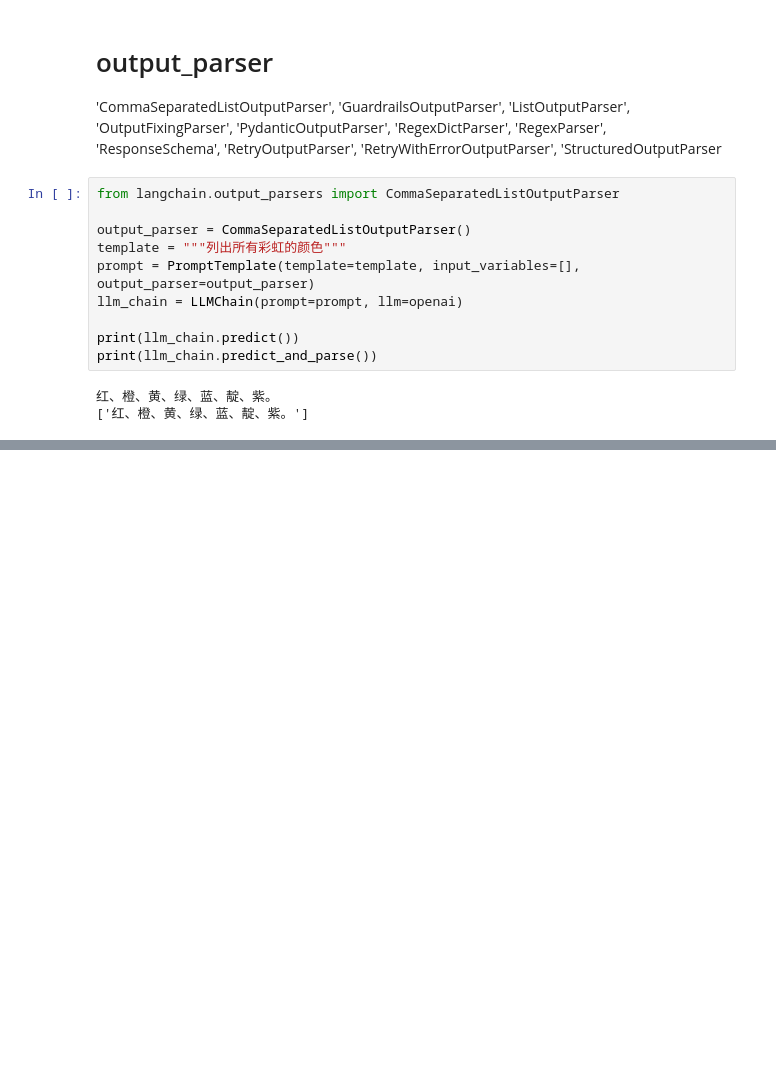
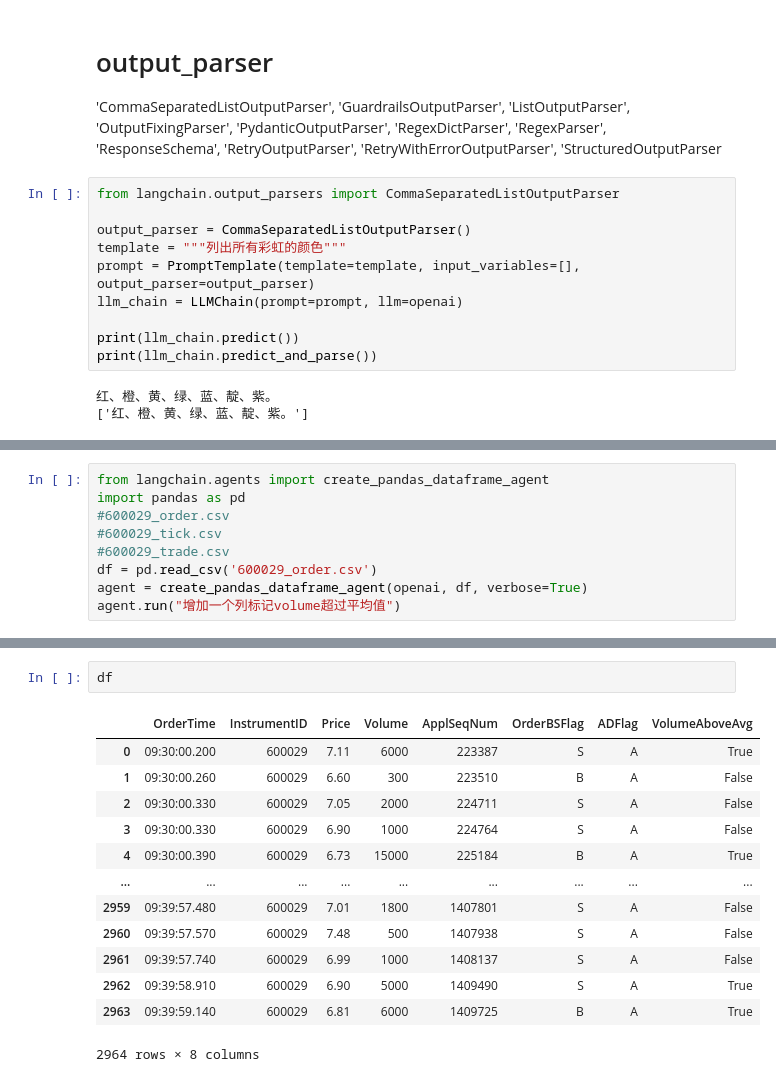
Before and after one commit to youht88/langchain, a Jupyter notebook: test.ipynb, the cells around one changed output, grey strips where cells are left out. Saved outputs shown, nothing was run; the diff lists cells and outputs as text; blank space fills up the shorter version.

```diff
--- a/test.ipynb
+++ b/test.ipynb
@@ -608,0 +776,9 @@ print(llm_chain.predict_and_parse())
+# %%
+from langchain.agents import create_pandas_dataframe_agent
+import pandas as pd
+#600029_order.csv
+#600029_tick.csv
+#600029_trade.csv
+df = pd.read_csv('600029_order.csv')
+agent = create_pandas_dataframe_agent(openai, df, verbose=True)
+agent.run("增加一个列标记volume超过平均值")
@@ -608,0 +836,16 @@ print(llm_chain.predict_and_parse())
+# %%
+df
+# %% [output]
+|  | OrderTime | InstrumentID | Price | Volume | ApplSeqNum | OrderBSFlag | ADFlag | VolumeAboveAvg |
+| 0 | 09:30:00.200 | 600029 | 7.11 | 6000 | 223387 | S | A | True |
+| 1 | 09:30:00.260 | 600029 | 6.60 | 300 | 223510 | B | A | False |
+| 2 | 09:30:00.330 | 600029 | 7.05 | 2000 | 224711 | S | A | False |
+| 3 | 09:30:00.330 | 600029 | 6.90 | 1000 | 224764 | S | A | False |
+| 4 | 09:30:00.390 | 600029 | 6.73 | 15000 | 225184 | B | A | True |
+| ... | ... | ... | ... | ... | ... | ... | ... | ... |
+| 2959 | 09:39:57.480 | 600029 | 7.01 | 1800 | 1407801 | S | A | False |
+| 2960 | 09:39:57.570 | 600029 | 7.48 | 500 | 1407938 | S | A | False |
+| 2961 | 09:39:57.740 | 600029 | 6.99 | 1000 | 1408137 | S | A | False |
+| 2962 | 09:39:58.910 | 600029 | 6.90 | 5000 | 1409490 | S | A | True |
+| 2963 | 09:39:59.140 | 600029 | 6.81 | 6000 | 1409725 | B | A | True |
+2964 rows × 8 columns
```
Also changed, not shown: parts of 11 cells of this notebook, 5 other files.
